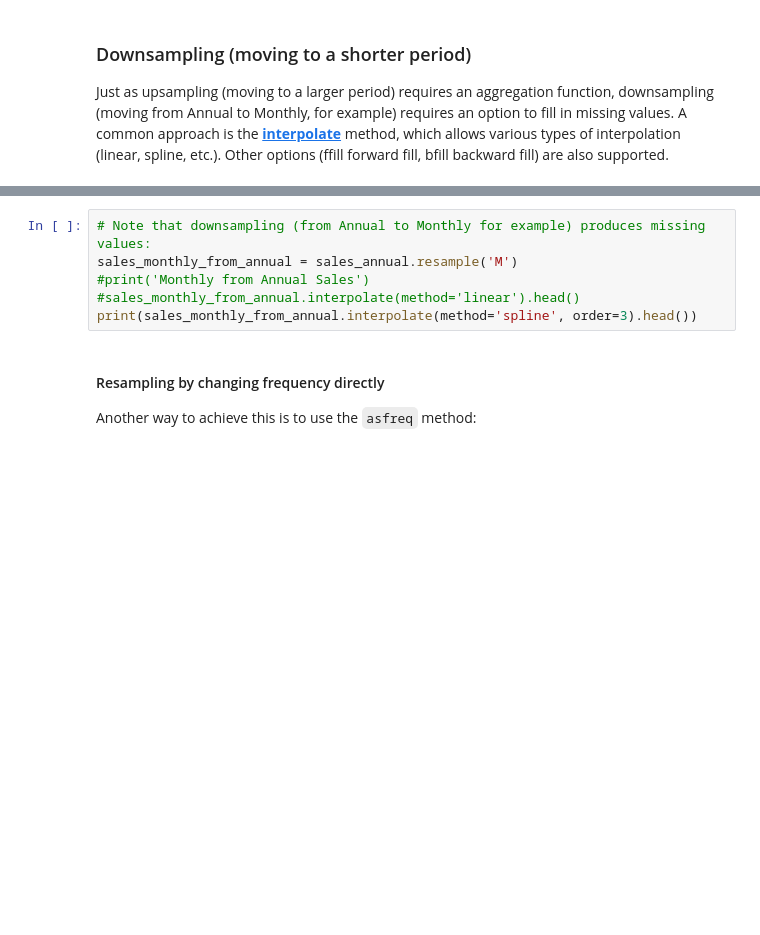
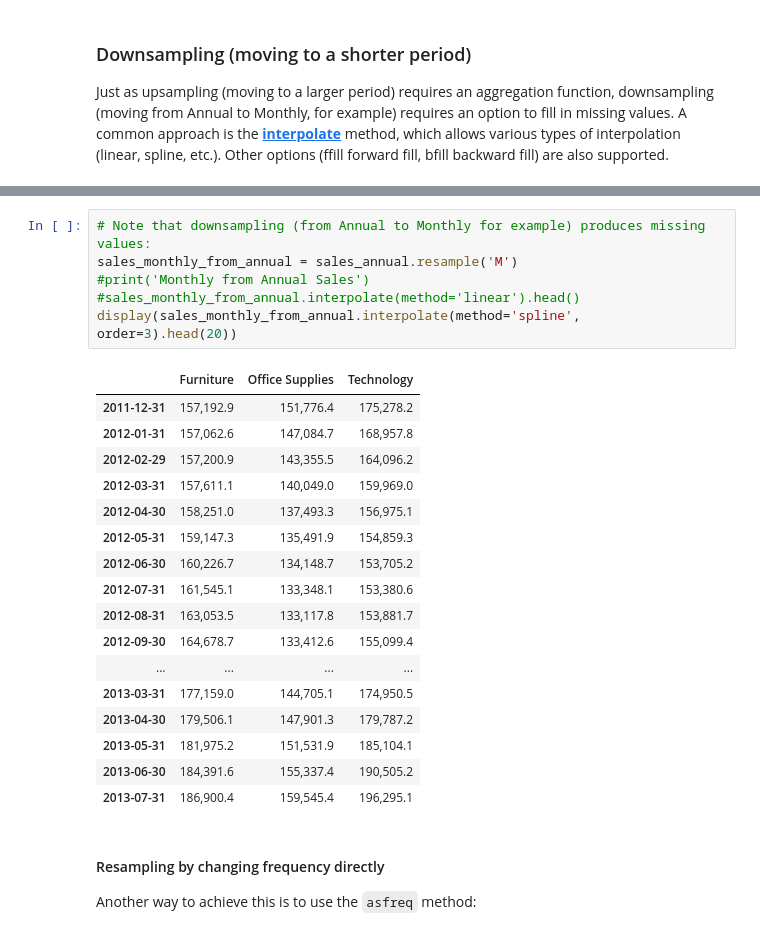
Before and after one commit to Theofilusarifin/forecasting-and-time-series-analysis, a Jupyter notebook: pandas_timeseries/code.ipynb, the cells around one changed output, grey strips where cells are left out. Cells and saved outputs as stored; diff of their text form; blank space fills up the shorter version.

```diff
--- a/pandas_timeseries/code.ipynb
+++ b/pandas_timeseries/code.ipynb
@@ -439,9 +500,27 @@ Just as upsampling (moving to a larger period) requires an aggregation function,
 # %%
 # Note that downsampling (from Annual to Monthly for example) produces missing values:
 sales_monthly_from_annual = sales_annual.resample('M')
 #print('Monthly from Annual Sales')
 #sales_monthly_from_annual.interpolate(method='linear').head()
-print(sales_monthly_from_annual.interpolate(method='spline', order=3).head())
+display(sales_monthly_from_annual.interpolate(method='spline', order=3).head(20))
+# %% [output]
+|  | Furniture | Office Supplies | Technology |
+| 2011-12-31 | 157,192.9 | 151,776.4 | 175,278.2 |
+| 2012-01-31 | 157,062.6 | 147,084.7 | 168,957.8 |
+| 2012-02-29 | 157,200.9 | 143,355.5 | 164,096.2 |
+| 2012-03-31 | 157,611.1 | 140,049.0 | 159,969.0 |
+| 2012-04-30 | 158,251.0 | 137,493.3 | 156,975.1 |
+| 2012-05-31 | 159,147.3 | 135,491.9 | 154,859.3 |
+| 2012-06-30 | 160,226.7 | 134,148.7 | 153,705.2 |
+| 2012-07-31 | 161,545.1 | 133,348.1 | 153,380.6 |
+| 2012-08-31 | 163,053.5 | 133,117.8 | 153,881.7 |
+| 2012-09-30 | 164,678.7 | 133,412.6 | 155,099.4 |
+| ... | ... | ... | ... |
+| 2013-03-31 | 177,159.0 | 144,705.1 | 174,950.5 |
+| 2013-04-30 | 179,506.1 | 147,901.3 | 179,787.2 |
+| 2013-05-31 | 181,975.2 | 151,531.9 | 185,104.1 |
+| 2013-06-30 | 184,391.6 | 155,337.4 | 190,505.2 |
+| 2013-07-31 | 186,900.4 | 159,545.4 | 196,295.1 |
 # %% [markdown]
 #### Resampling by changing frequency directly
 Another way to achieve this is to use the `asfreq` method:
```
Also changed, not shown: parts of 14 cells of this notebook.
